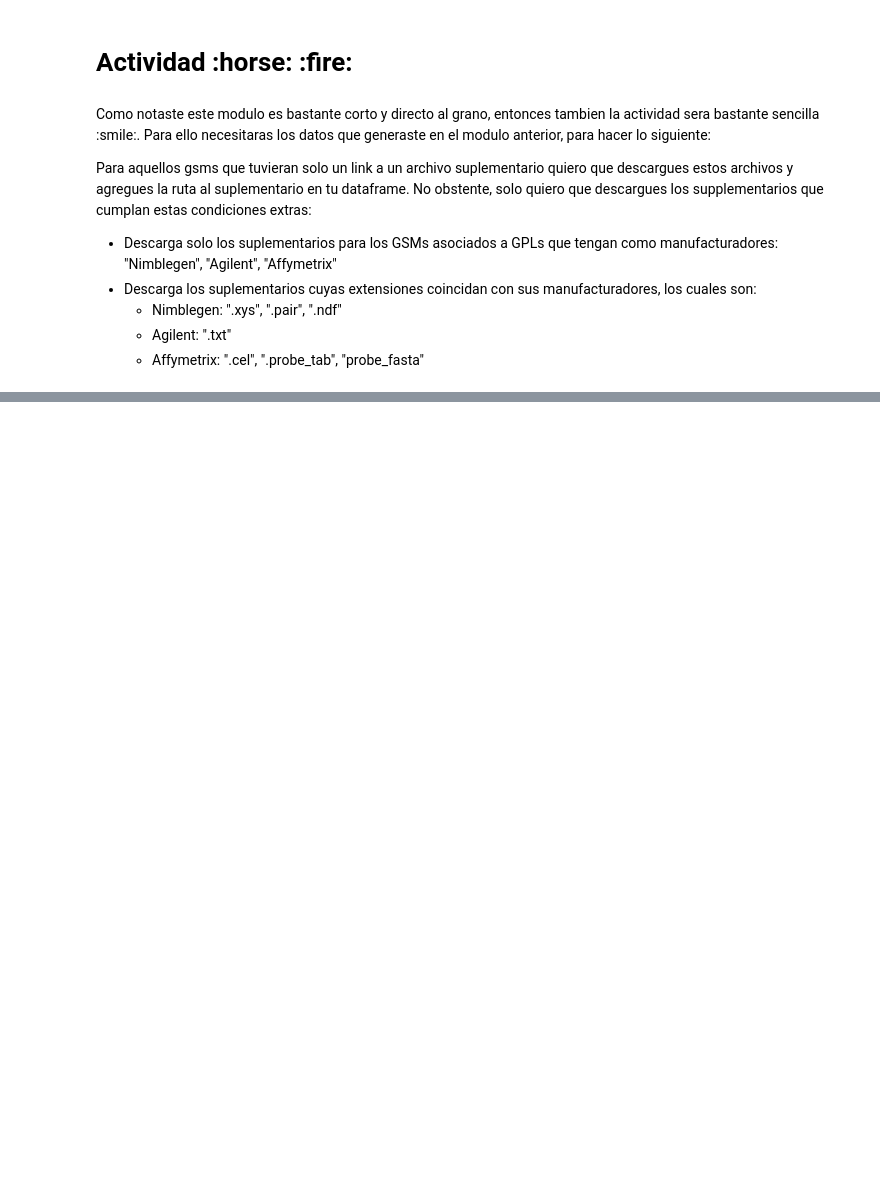
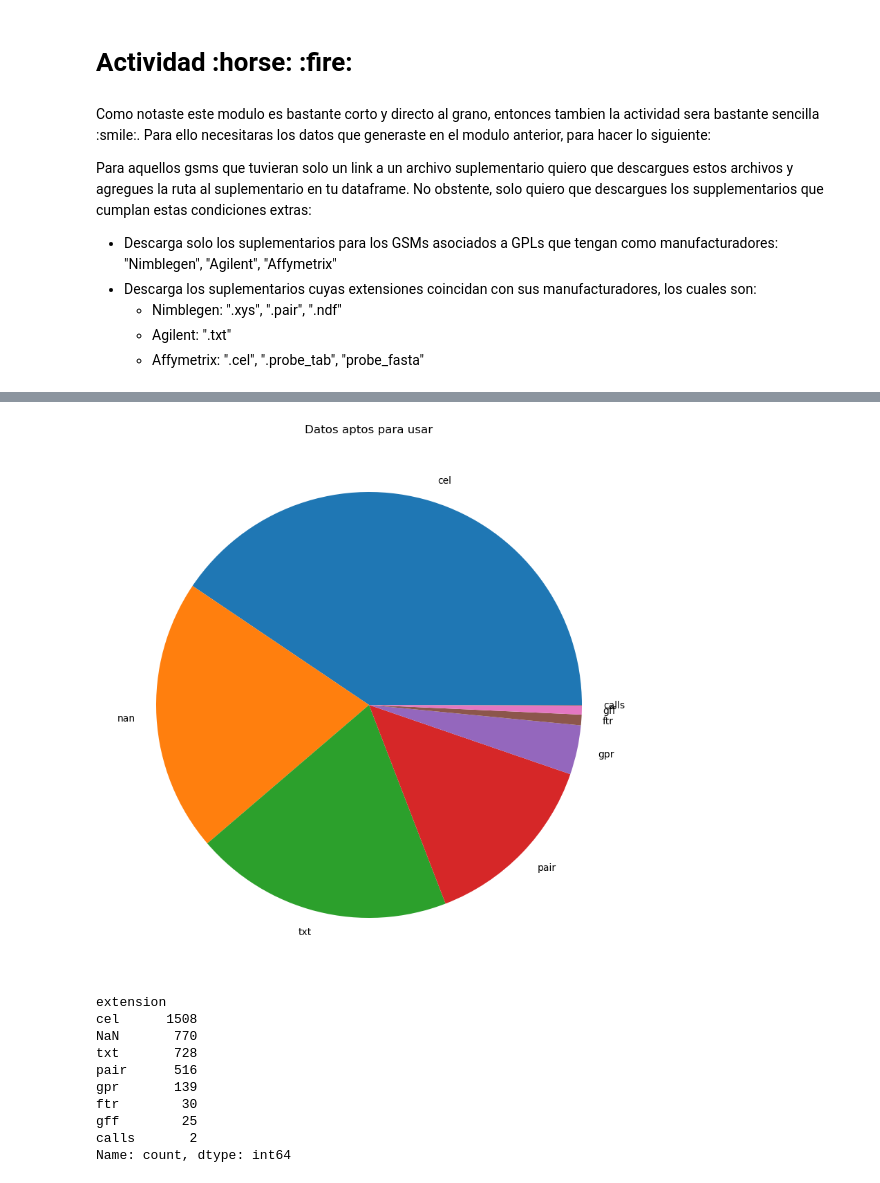
Before and after one commit to ArmandoTrapaga/Induccion, a Jupyter notebook: Download.ipynb, the cells around one changed output, grey strips where cells are left out. Drawn from its saved outputs; the diff is of its cells as text; code cells hidden in the pictures; blank space fills up the shorter version.

```diff
--- a/Download.ipynb
+++ b/Download.ipynb
@@ -66,0 +169,2 @@ Para aquellos gsms que tuvieran solo un link a un archivo suplementario quiero q
+# %%
+gpl_manu = df_gpl['manufacturer'].to_dict()
@@ -66,0 +175,5 @@ Para aquellos gsms que tuvieran solo un link a un archivo suplementario quiero q
+# %%
+fab_ext = {'Nimblegen': ['xys', 'pair', 'ndf'], # Fabricante - Extensión
+           'Agilent': 'txt',
+           'Affymetrix': ['cel', 'probe_tab', 'probe_fasta']
+           }
@@ -66,0 +185,27 @@ Para aquellos gsms que tuvieran solo un link a un archivo suplementario quiero q
+# %%
+gsm_ext = {}
+
+for gsm_id, gpl_id in gsm_gpl.items():
+
+    try:
+        _, _, host, *path = df.loc[gsm_id, 'supplementary_file'][0].split('/')
+    except Exception as e:
+        df.loc[gsm_id, 'path'] = np.nan
+        continue
+
+    path = os.path.join(*path)
+    ext_sup = path.split('.')[-2].lower() # porque todos están compresos
+    gsm_ext[gsm_id] = ext_sup
+
+    df.loc[gsm_id, 'path'] = np.nan  # valor por defecto
+
+    for fab, ext in fab_ext.items():
+        #print(gsm_id,path,gpl_manu[gpl_id][0].lower(),fab)
+        #print(fab in gpl_manu[gpl_id] and ext_sup in ext)
+        if fab.lower() in gpl_manu[gpl_id][0].lower():
+            df.loc[gsm_id, 'manufacturer'] = fab # Agregar fabricante en todos los casos
+            df.loc[gsm_id, 'extension'] = ext_sup # y extensión
+
+            if ext_sup in ext: # Lower de keys hasta aquí porque me interesa el nombre para printearlo después
+                df.loc[gsm_id, 'path'] = path # Pero agregar path sólo si cumple todo
+                break
@@ -66,0 +408,22 @@ Para aquellos gsms que tuvieran solo un link a un archivo suplementario quiero q
+# %%
+
+plt.figure(figsize=(10,10))
+(conteo := df.extension.value_counts(dropna=False)).plot.pie()
+plt.xlabel('')
+plt.ylabel('')
+plt.title('Datos aptos para usar')
+plt.show()
+
+print(conteo)
+# %% [output]
+[figure, added]
+extension
+cel      1508
+NaN       770
+txt       728
+pair      516
+gpr       139
+ftr        30
+gff        25
+calls       2
+Name: count, dtype: int64
```
Also changed, not shown: parts of 38 cells of this notebook.
